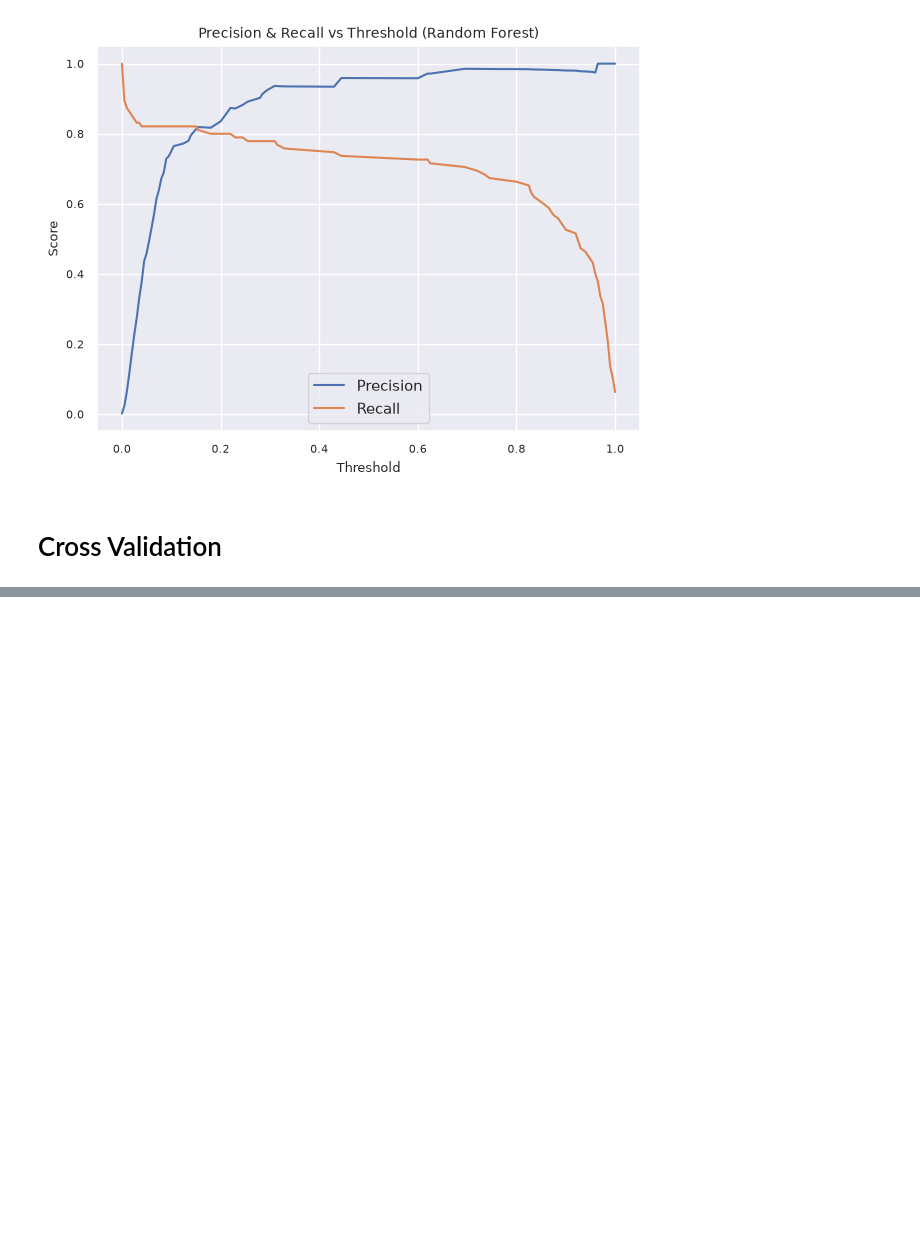
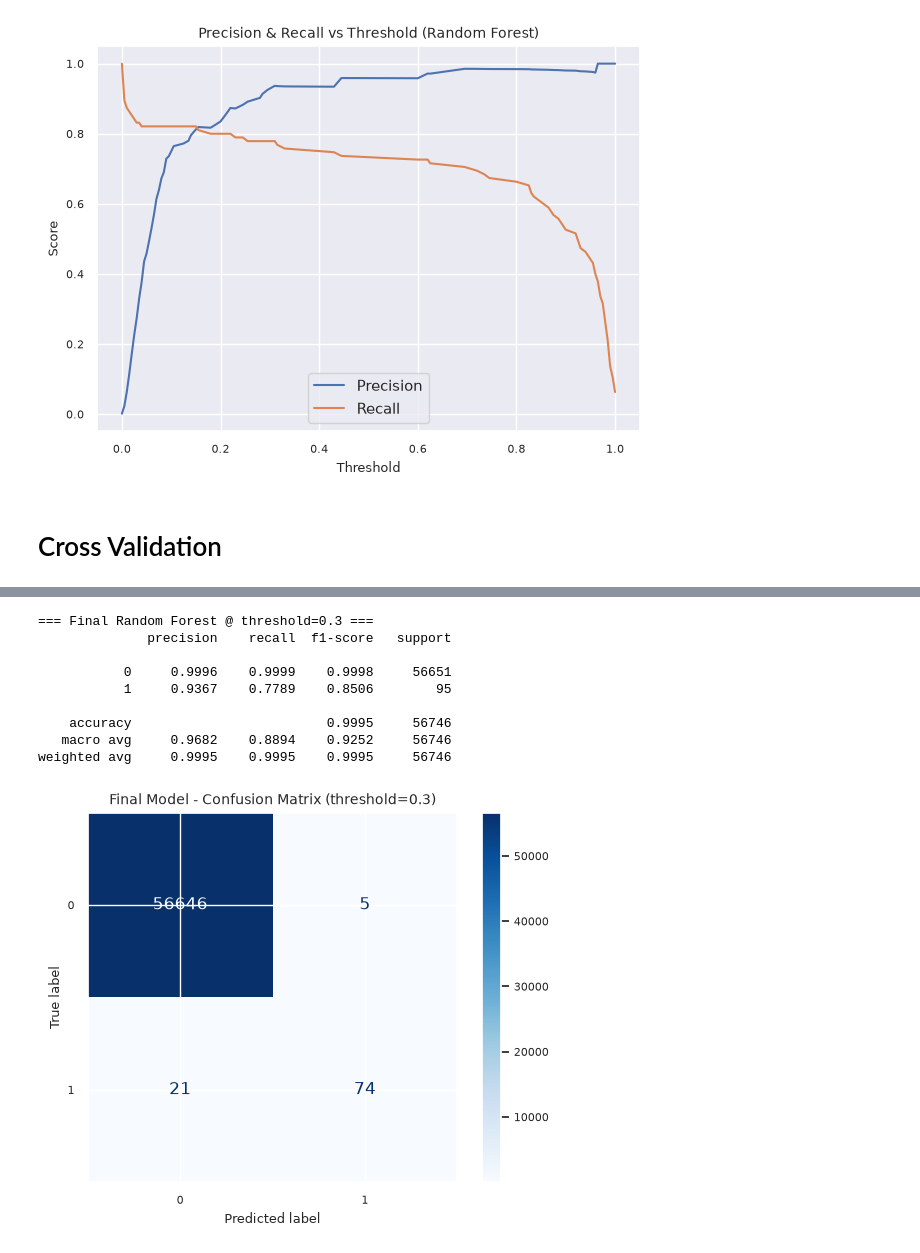
Before and after one commit to kaflebiplob/machine_learning_practice, a Jupyter notebook: notebooks/credit_card_fraud_detection.ipynb, the cells around one changed output, grey strips where cells are left out. Cells and saved outputs as stored; diff of their text form; code cells hidden in the pictures; blank space fills up the shorter version.

```diff
--- a/notebooks/credit_card_fraud_detection.ipynb
+++ b/notebooks/credit_card_fraud_detection.ipynb
@@ -271,0 +300,22 @@ for metric in ["test_precision", "test_recall", "test_f1", "test_average_precisi
+# %%
+FINAL_THRESHOLD = 0.3
+
+y_pred_final = (rf_proba >= FINAL_THRESHOLD).astype(int)
+
+print(f"=== Final Random Forest @ threshold={FINAL_THRESHOLD} ===")
+print(classification_report(y_test, y_pred_final, digits=4))
+
+ConfusionMatrixDisplay.from_predictions(y_test, y_pred_final, cmap='Blues')
+plt.title(f'Final Model - Confusion Matrix (threshold={FINAL_THRESHOLD})')
+plt.show()
+# %% [output]
+=== Final Random Forest @ threshold=0.3 ===
+              precision    recall  f1-score   support
+
+           0     0.9996    0.9999    0.9998     56651
+           1     0.9367    0.7789    0.8506        95
+
+    accuracy                         0.9995     56746
+   macro avg     0.9682    0.8894    0.9252     56746
+weighted avg     0.9995    0.9995    0.9995     56746
+[figure, added]
```
Also changed, not shown: parts of 4 cells of this notebook.
